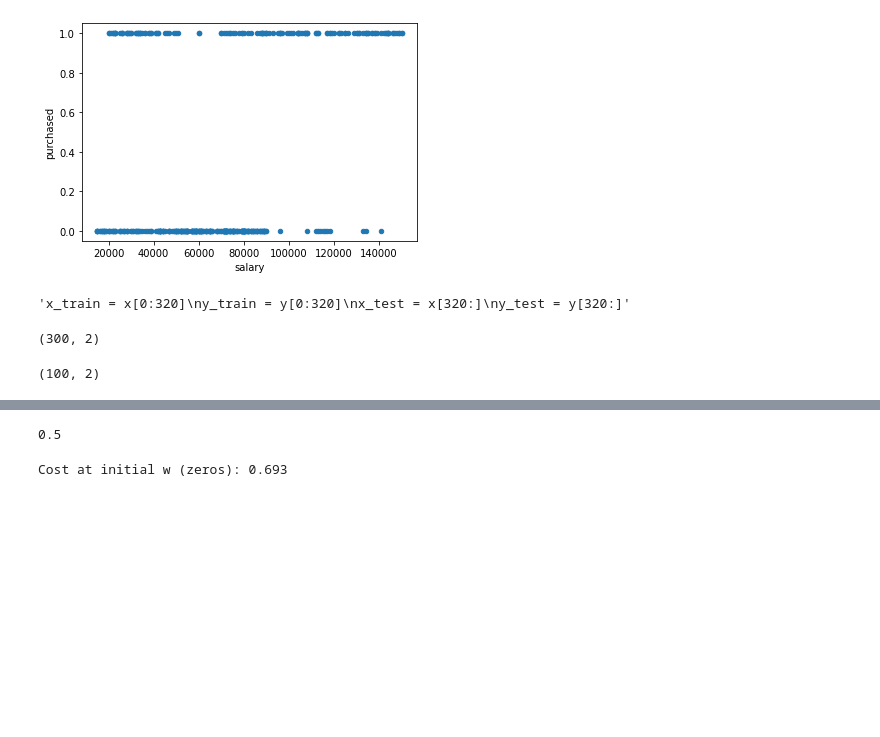
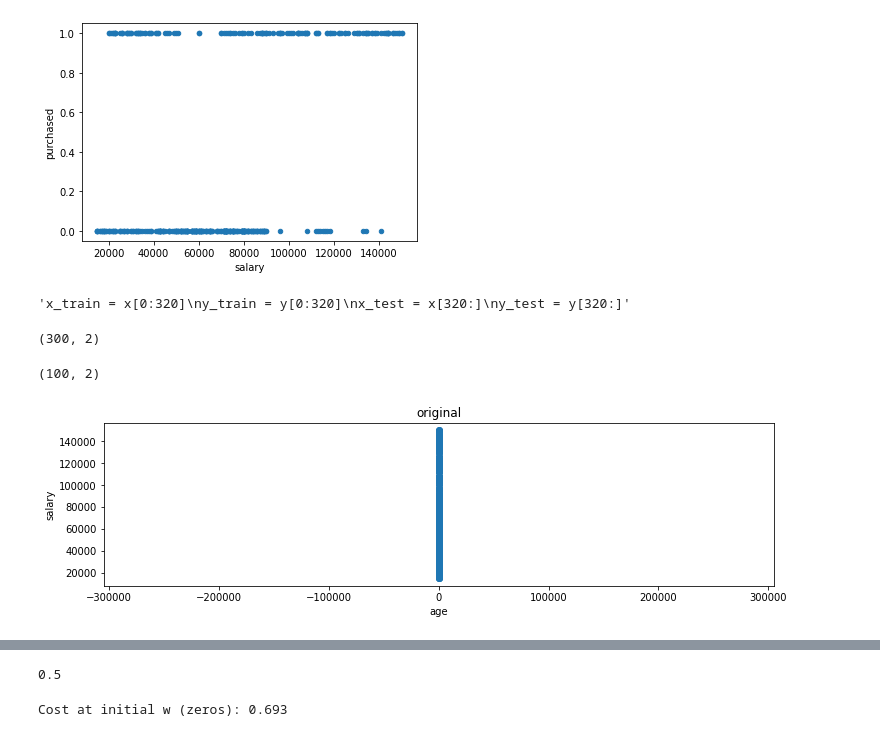
Before and after one commit to AhmedOsama93/ML_Models, a Jupyter notebook: logistic_regression_from_scratch.ipynb, the cells around one changed output, grey strips where cells are left out. Drawn from its saved outputs; the diff is of its cells as text; code cells hidden in the pictures; blank space fills up the shorter version.

```diff
--- a/logistic_regression_from_scratch.ipynb
+++ b/logistic_regression_from_scratch.ipynb
@@ -99,3 +99,12 @@ def zscore_normalize_features(X):
     X_norm = (X - mu) / sigma
 
     return (X_norm, mu, sigma)
+# %%
+fig,ax=plot.subplots(1, 1, figsize=(12, 3))
+ax.scatter(x_train[:,0], x_train[:,1])
+ax.set_xlabel("age"); ax.set_ylabel("salary");
+ax.set_title(r"original")
+plot.axis('equal')
+plot.show()
+# %% [output]
+[figure, added]
```
Also changed, not shown: parts of 12 cells of this notebook.
